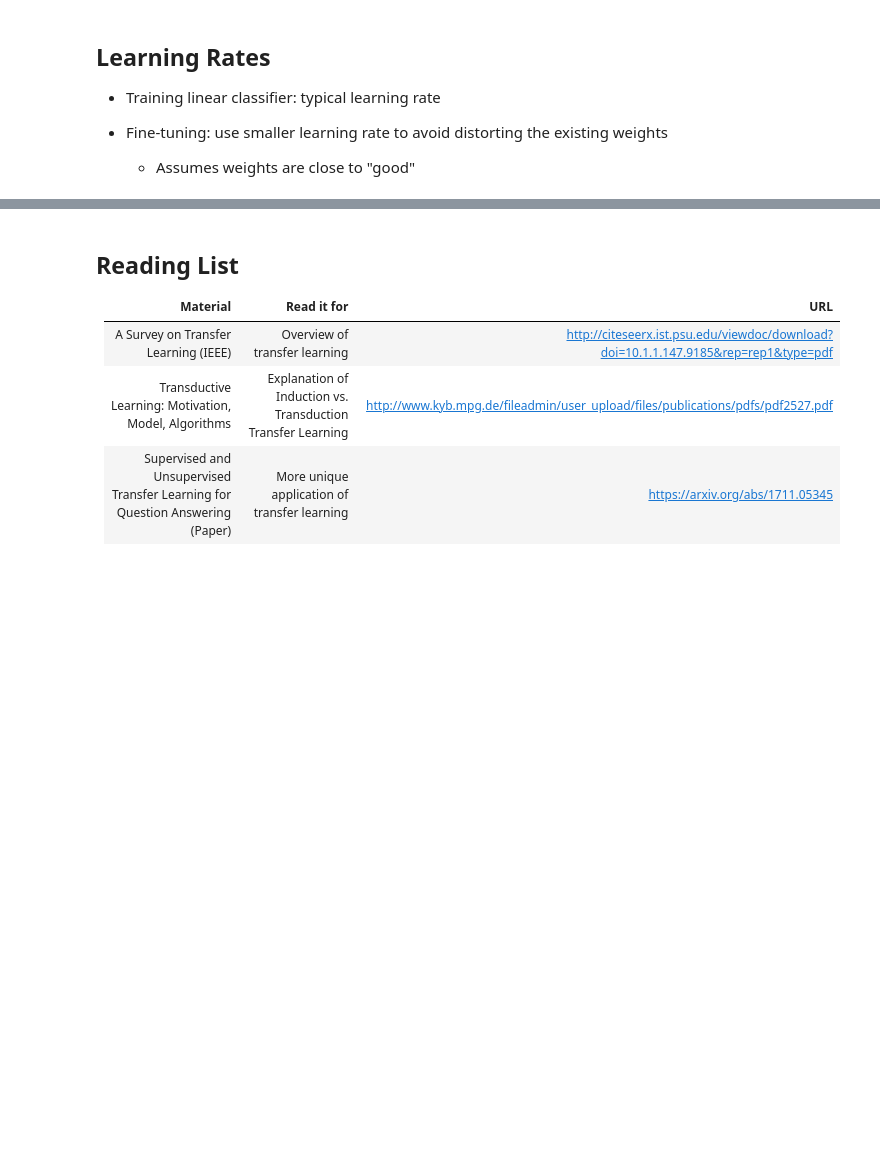
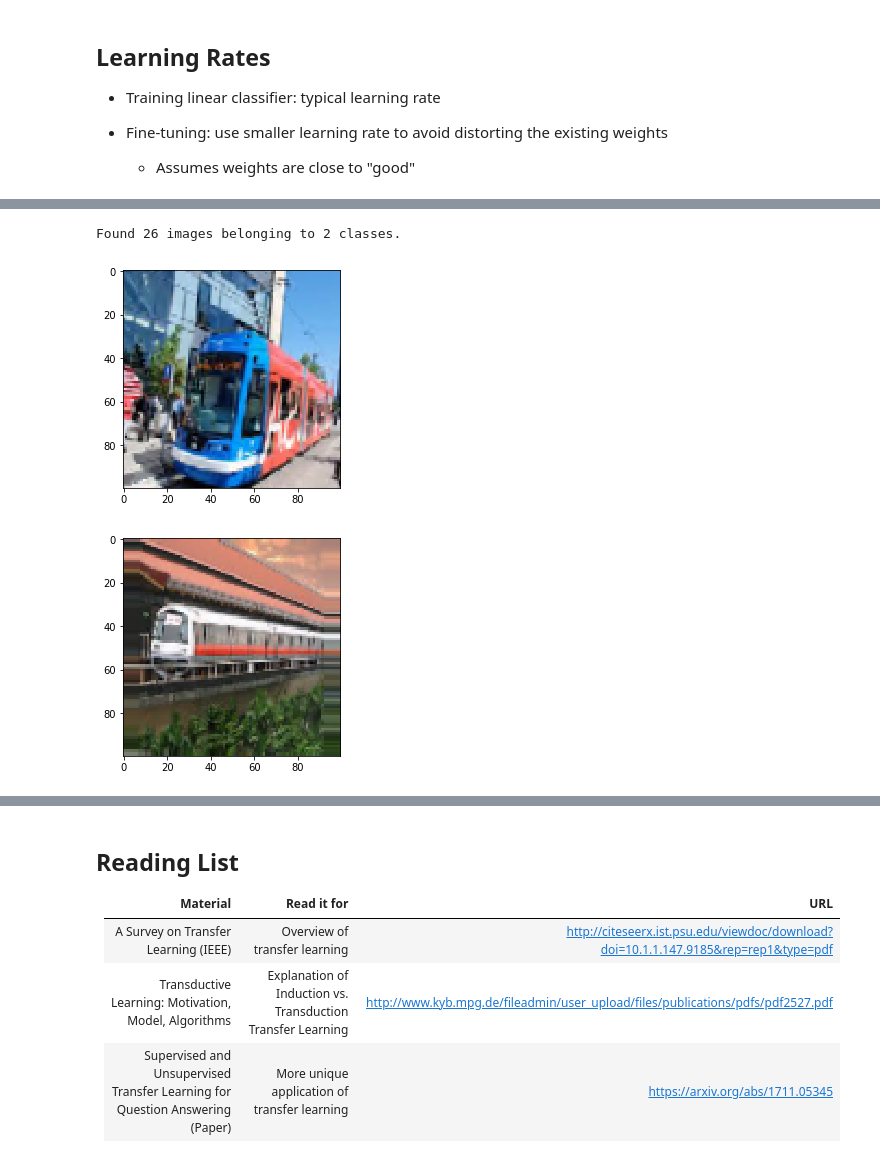
Before and after one commit to lisaong/mldds-courseware, a Jupyter notebook: 03_TextImage/transfer-learning.ipynb, the cells around one changed output, grey strips where cells are left out. Drawn from its saved outputs; the diff is of its cells as text; code cells hidden in the pictures; blank space fills up the shorter version.

```diff
--- a/03_TextImage/transfer-learning.ipynb
+++ b/03_TextImage/transfer-learning.ipynb
@@ -173,0 +181,15 @@ Guidelines
+# %%
+import os
+import glob
+
+# Update this to set the path of your dataset
+# You can use an absolute path (e.g. 'D:/tmp/data') or a relative path
+dataset_path='./data'
+
+train_folder = os.path.join(dataset_path, 'train')
+n_train_set = len(glob.glob('%s/**/*.*' % train_folder, recursive=True))
+print('Training set size:', n_train_set)
+
+val_folder = os.path.join(dataset_path, 'validation')
+n_val_set = len(glob.glob('%s/**/*.*' % val_folder, recursive=True))
+print('Validation set size:', n_val_set)
@@ -173,0 +208,34 @@ Guidelines
+# %%
+# https://keras.io/preprocessing/image/#imagedatagenerator-class
+import matplotlib.pyplot as plt
+import numpy as np
+from keras.preprocessing.image import ImageDataGenerator
+
+img_height = img_width = 100
+channels = 3
+
+datagen = ImageDataGenerator(rescale=1./255,
+                            rotation_range=5,
+                            zoom_range=.2,
+                            horizontal_flip=True)
+
+# generate image data from the training set
+generator = datagen.flow_from_directory(train_folder,
+                                        color_mode='rgb',
+                                        target_size=(img_height, img_width),
+                                        batch_size=1,
+                                        class_mode='binary',
+                                        shuffle=True)
+
+# display some images
+x, y = next(generator)
+plt.imshow(x[0])
+plt.show()
+
+x, y = next(generator)
+plt.imshow(x[0])
+plt.show()
+# %% [output]
+Found 26 images belonging to 2 classes.
+[figure, added]
+[figure, added]
```
Also changed, not shown: parts of 13 cells of this notebook, 1 other file.
